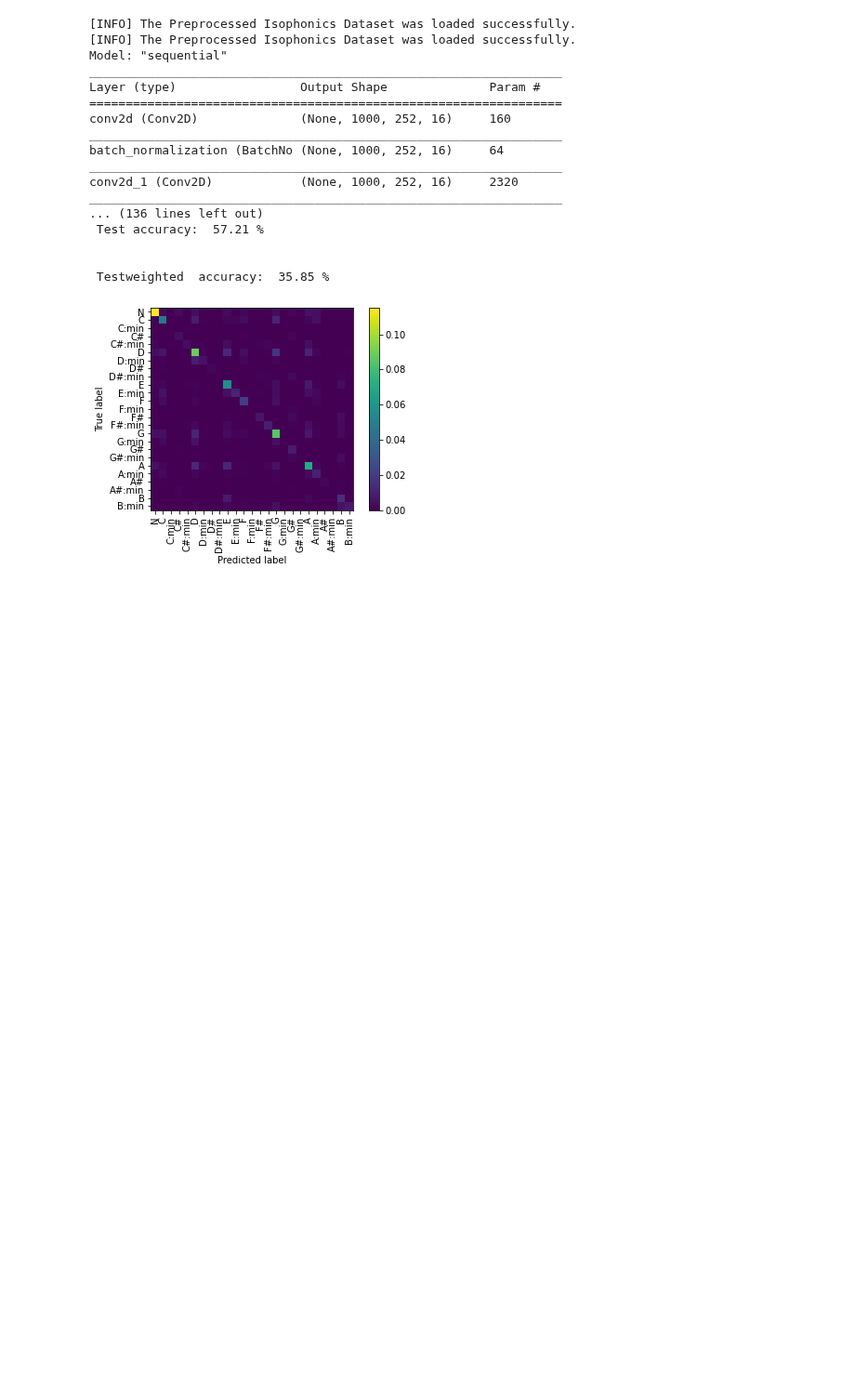
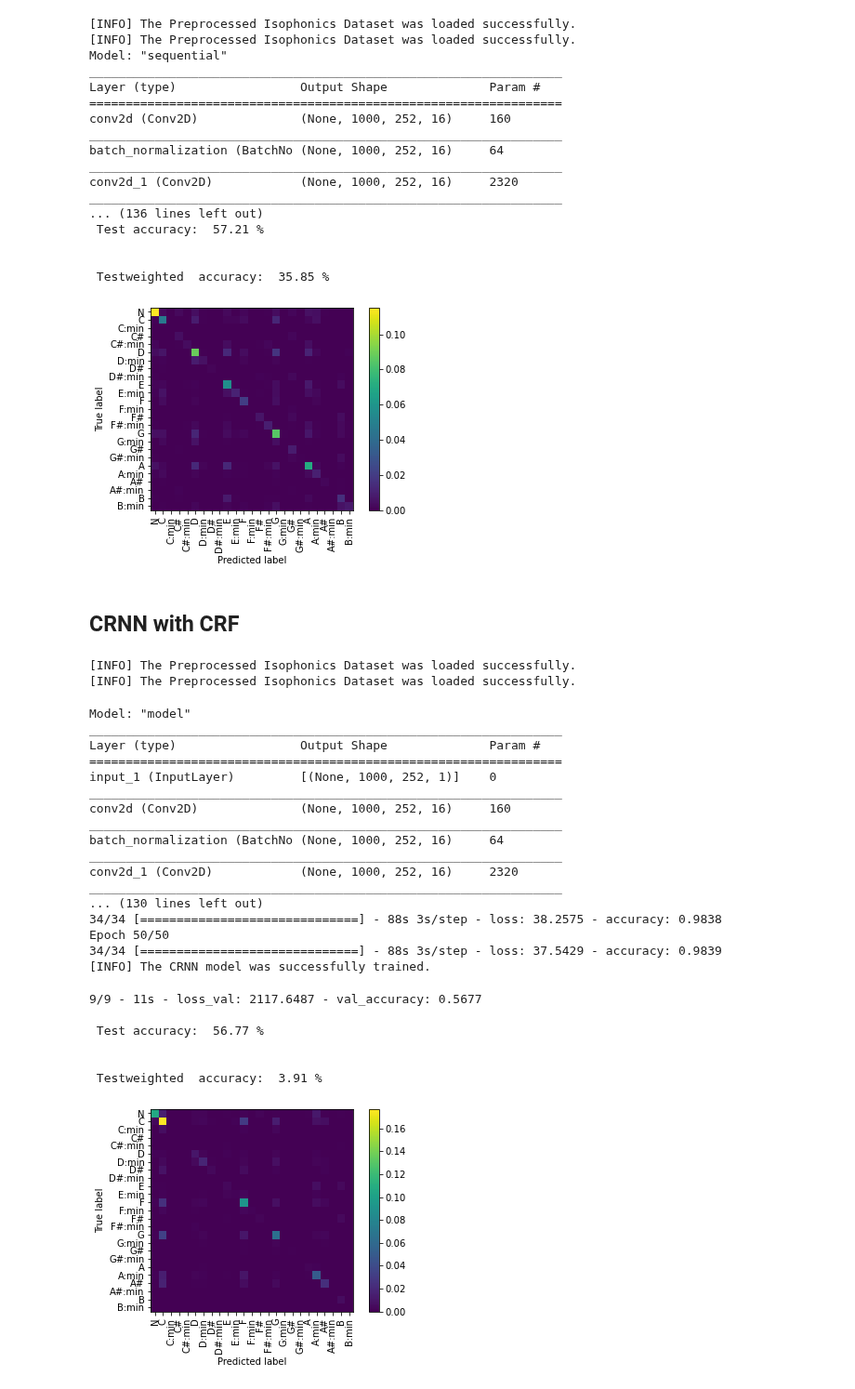
Before and after one commit to lanzv/SongChordsRecognizer, a Jupyter notebook: ACR_Training/Beatles Results.ipynb, the cells around one changed output. Shown at 93% size. Saved outputs shown, nothing was run; the diff lists cells and outputs as text; code cells hidden in the pictures; blank space fills up the shorter version.

Commit message:
Results of transposed CRNN CRF

```diff
--- a/ACR_Training/Beatles Results.ipynb
+++ b/ACR_Training/Beatles Results.ipynb
@@ -161,3 +161,79 @@ _________________________________________________________________
 
  Testweighted  accuracy:  35.85 %
 [figure]
+# %% [markdown]
+## CRNN with CRF
+# %%
+from sklearn.preprocessing import StandardScaler
+from sklearn.decomposition import PCA
+from sklearn.pipeline import Pipeline
+
+
+# DATA PREPARATION
+# Train data
+train_x, train_y = IsophonicsDataset.load_preprocessed_dataset("../input/beatles/Beatles1000_cqt_train.ds")
+n_samples, n_frames, n_chromas = train_x.shape
+train_x = train_x.reshape((n_samples,n_frames,n_chromas,1))
+# Test data
+test_x, test_y = IsophonicsDataset.load_preprocessed_dataset("../input/beatles/Beatles1000_cqt_test.ds")
+# Scaler
+preprocessor = StandardScaler()
+preprocessor.fit(train_x.reshape((-1, 252)))
+train_x = preprocessor.transform(train_x.reshape((-1, 252))).reshape((-1, n_frames, n_chromas, 1))
+
+
+# TRAIN
+# Create model
+crnn_model = CRNN_CRF(input_shape=(n_frames, n_chromas, 1), output_classes=25)
+# Train model
+crnn_model.fit(train_x, train_y, [], [], epochs=50)
+
+
+# EVALUATE
+# Collecting
+grouped_test_x, grouped_test_y = [], []
+gold, predictions = [], []
+for songs_features, songs_labels in zip(test_x, test_y):
+    songs_features_transformed = preprocessor.transform(songs_features.reshape((-1, n_chromas))).reshape((-1, n_frames, n_chromas, 1))
+    gold.append(songs_labels)
+    predictions.append((crnn_model.predict(songs_features_transformed)).reshape((-1,n_frames,1)))
+    for feature_sequence, label_sequence in zip(songs_features_transformed, songs_labels):
+        grouped_test_x.append(feature_sequence)
+        grouped_test_y.append(label_sequence)
+grouped_test_x = np.array(grouped_test_x)
+grouped_test_y = np.array(grouped_test_y)
+
+# Accuracy
+print("\n","Test accuracy: ", "{:.2f}".format(100*crnn_model.score(grouped_test_x, grouped_test_y)), "%", "\n")
+crnn_model.display_confusion_matrix(grouped_test_x, grouped_test_y)
+# Weighted Accuracy
+print("\n","Testweighted  accuracy: ",
+      "{:.2f}".format(100*Evaluator.eval_isophonics_testset(gold, predictions)),
+      "%", "\n")
+# %% [output]
+[INFO] The Preprocessed Isophonics Dataset was loaded successfully.
+[INFO] The Preprocessed Isophonics Dataset was loaded successfully.
+Model: "model"
+_________________________________________________________________
+Layer (type)                 Output Shape              Param #
+=================================================================
+input_1 (InputLayer)         [(None, 1000, 252, 1)]    0
+_________________________________________________________________
+conv2d (Conv2D)              (None, 1000, 252, 16)     160
+_________________________________________________________________
+batch_normalization (BatchNo (None, 1000, 252, 16)     64
+_________________________________________________________________
+conv2d_1 (Conv2D)            (None, 1000, 252, 16)     2320
+_________________________________________________________________
+... (130 lines left out)
+34/34 [==============================] - 88s 3s/step - loss: 38.2575 - accuracy: 0.9838
+Epoch 50/50
+34/34 [==============================] - 88s 3s/step - loss: 37.5429 - accuracy: 0.9839
+[INFO] The CRNN model was successfully trained.
+9/9 - 11s - loss_val: 2117.6487 - val_accuracy: 0.5677
+
+ Test accuracy:  56.77 %
+
+
+ Testweighted  accuracy:  3.91 %
+[figure, added]
```
